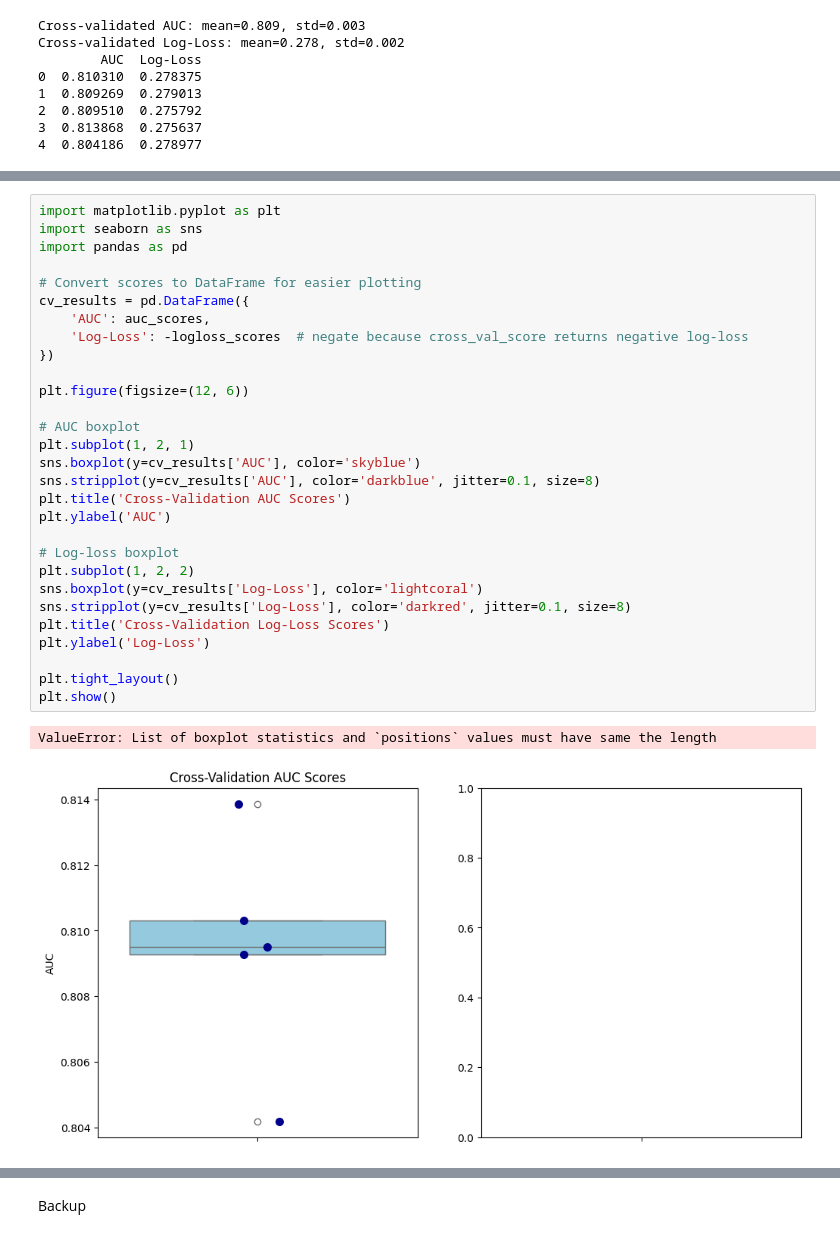
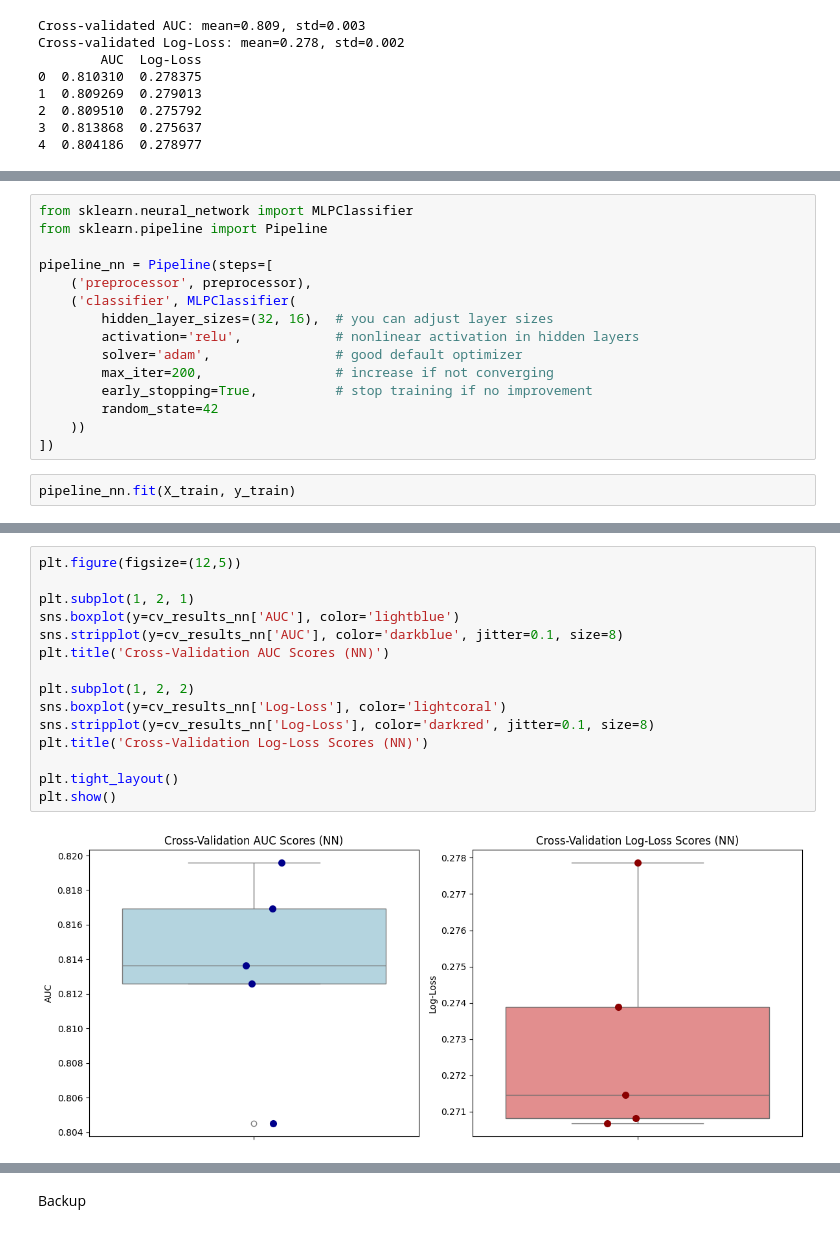
Before and after one commit to arne2204/Probabilistic-Machine-Learning_lecture-PROJECTS, a Jupyter notebook: projects/08-1SHXXXX_football_analytics/notebooks/05_model_training_and_evaluation.ipynb, the cells around one changed output, grey strips where cells are left out. Cells and saved outputs as stored; diff of their text form.

```diff
--- a/projects/08-1SHXXXX_football_analytics/notebooks/05_model_training_and_evaluation.ipynb
+++ b/projects/08-1SHXXXX_football_analytics/notebooks/05_model_training_and_evaluation.ipynb
@@ -579,0 +612,17 @@ plt.show()
+# %%
+from sklearn.neural_network import MLPClassifier
+from sklearn.pipeline import Pipeline
+
+pipeline_nn = Pipeline(steps=[
+    ('preprocessor', preprocessor),
+    ('classifier', MLPClassifier(
+        hidden_layer_sizes=(32, 16),  # you can adjust layer sizes
+        activation='relu',            # nonlinear activation in hidden layers
+        solver='adam',                # good default optimizer
+        max_iter=200,                 # increase if not converging
+        early_stopping=True,          # stop training if no improvement
+        random_state=42
+    ))
+])
+# %%
+pipeline_nn.fit(X_train, y_train)
@@ -580,32 +769,17 @@ plt.show()
 # %%
-import matplotlib.pyplot as plt
-import seaborn as sns
-import pandas as pd
+plt.figure(figsize=(12,5))
 
-# Convert scores to DataFrame for easier plotting
-cv_results = pd.DataFrame({
-    'AUC': auc_scores,
-    'Log-Loss': -logloss_scores  # negate because cross_val_score returns negative log-loss
-})
+plt.subplot(1, 2, 1)
+sns.boxplot(y=cv_results_nn['AUC'], color='lightblue')
+sns.stripplot(y=cv_results_nn['AUC'], color='darkblue', jitter=0.1, size=8)
+plt.title('Cross-Validation AUC Scores (NN)')
 
-plt.figure(figsize=(12, 6))
-
-# AUC boxplot
-plt.subplot(1, 2, 1)
-sns.boxplot(y=cv_results['AUC'], color='skyblue')
-sns.stripplot(y=cv_results['AUC'], color='darkblue', jitter=0.1, size=8)
-plt.title('Cross-Validation AUC Scores')
-plt.ylabel('AUC')
-
-# Log-loss boxplot
 plt.subplot(1, 2, 2)
-sns.boxplot(y=cv_results['Log-Loss'], color='lightcoral')
-sns.stripplot(y=cv_results['Log-Loss'], color='darkred', jitter=0.1, size=8)
-plt.title('Cross-Validation Log-Loss Scores')
-plt.ylabel('Log-Loss')
+sns.boxplot(y=cv_results_nn['Log-Loss'], color='lightcoral')
+sns.stripplot(y=cv_results_nn['Log-Loss'], color='darkred', jitter=0.1, size=8)
+plt.title('Cross-Validation Log-Loss Scores (NN)')
 
 plt.tight_layout()
 plt.show()
 # %% [output]
-ValueError: List of boxplot statistics and `positions` values must have same the length
-[figure, old version]
+[figure, new version]
```
Also changed, not shown: parts of 34 cells of this notebook.
